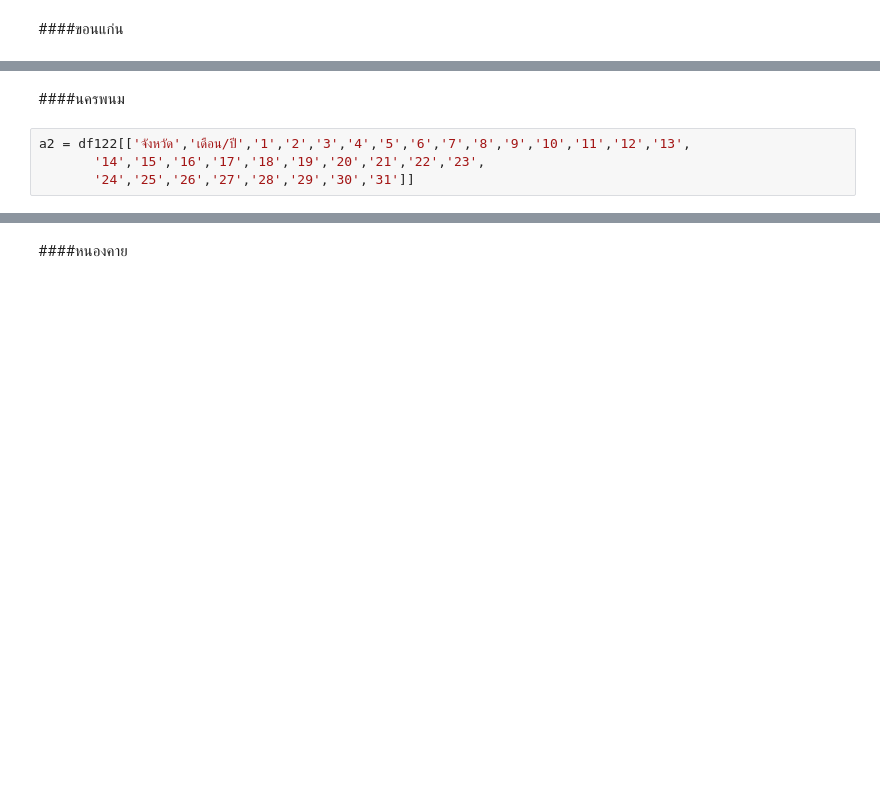
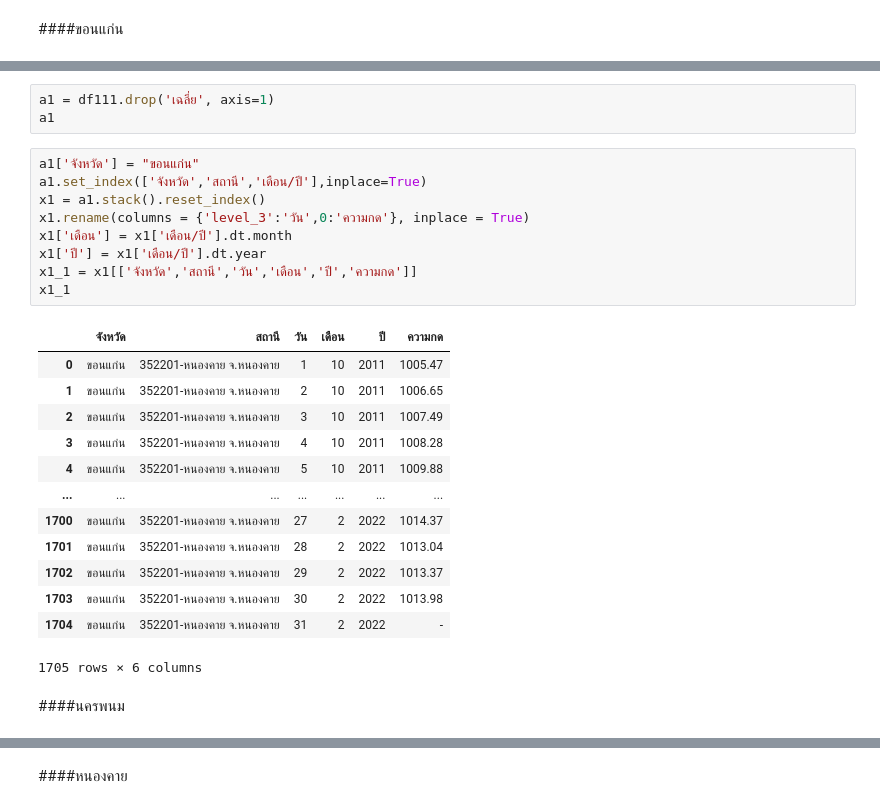
Before and after one commit to 1234567890qqqqqq/bsc_dpdm22, a Jupyter notebook: Quiz_Group_7_of_Midterm.ipynb, the cells around one changed output, grey strips where cells are left out. Drawn from its saved outputs; the diff is of its cells as text; blank space fills up the shorter version.

```diff
--- a/Quiz_Group_7_of_Midterm.ipynb
+++ b/Quiz_Group_7_of_Midterm.ipynb
@@ -766,6 +1304,28 @@ for name, values in a1.iteritems():
+# %%
+a1 = df111.drop('เฉลี่ย', axis=1)
+a1
+# %%
+a1['จังหวัด'] = "ขอนแก่น"
+a1.set_index(['จังหวัด','สถานี','เดือน/ปี'],inplace=True)
+x1 = a1.stack().reset_index()
+x1.rename(columns = {'level_3':'วัน',0:'ความกด'}, inplace = True)
+x1['เดือน'] = x1['เดือน/ปี'].dt.month
+x1['ปี'] = x1['เดือน/ปี'].dt.year
+x1_1 = x1[['จังหวัด','สถานี','วัน','เดือน','ปี','ความกด']]
+x1_1
+# %% [output]
+|  | จังหวัด | สถานี | วัน | เดือน | ปี | ความกด |
+| 0 | ขอนแก่น | 352201-หนองคาย จ.หนองคาย | 1 | 10 | 2011 | 1005.47 |
+| 1 | ขอนแก่น | 352201-หนองคาย จ.หนองคาย | 2 | 10 | 2011 | 1006.65 |
+| 2 | ขอนแก่น | 352201-หนองคาย จ.หนองคาย | 3 | 10 | 2011 | 1007.49 |
+| 3 | ขอนแก่น | 352201-หนองคาย จ.หนองคาย | 4 | 10 | 2011 | 1008.28 |
+| 4 | ขอนแก่น | 352201-หนองคาย จ.หนองคาย | 5 | 10 | 2011 | 1009.88 |
+| ... | ... | ... | ... | ... | ... | ... |
+| 1700 | ขอนแก่น | 352201-หนองคาย จ.หนองคาย | 27 | 2 | 2022 | 1014.37 |
+| 1701 | ขอนแก่น | 352201-หนองคาย จ.หนองคาย | 28 | 2 | 2022 | 1013.04 |
+| 1702 | ขอนแก่น | 352201-หนองคาย จ.หนองคาย | 29 | 2 | 2022 | 1013.37 |
+| 1703 | ขอนแก่น | 352201-หนองคาย จ.หนองคาย | 30 | 2 | 2022 | 1013.98 |
+| 1704 | ขอนแก่น | 352201-หนองคาย จ.หนองคาย | 31 | 2 | 2022 | - |
+1705 rows × 6 columns
 # %% [markdown]
 ####นครพนม
-# %%
-a2 = df122[['จังหวัด','เดือน/ปี','1','2','3','4','5','6','7','8','9','10','11','12','13',
-       '14','15','16','17','18','19','20','21','22','23',
-       '24','25','26','27','28','29','30','31']]
```
Also changed, not shown: parts of 106 cells of this notebook.
